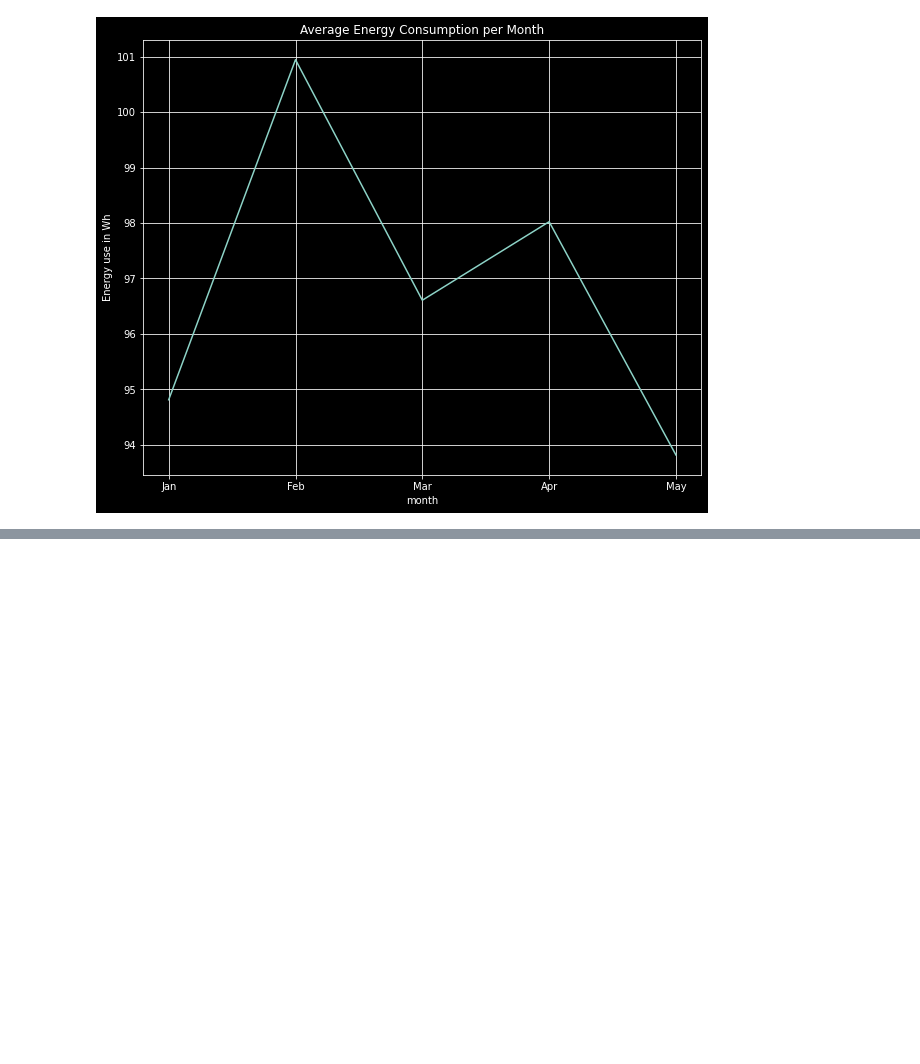
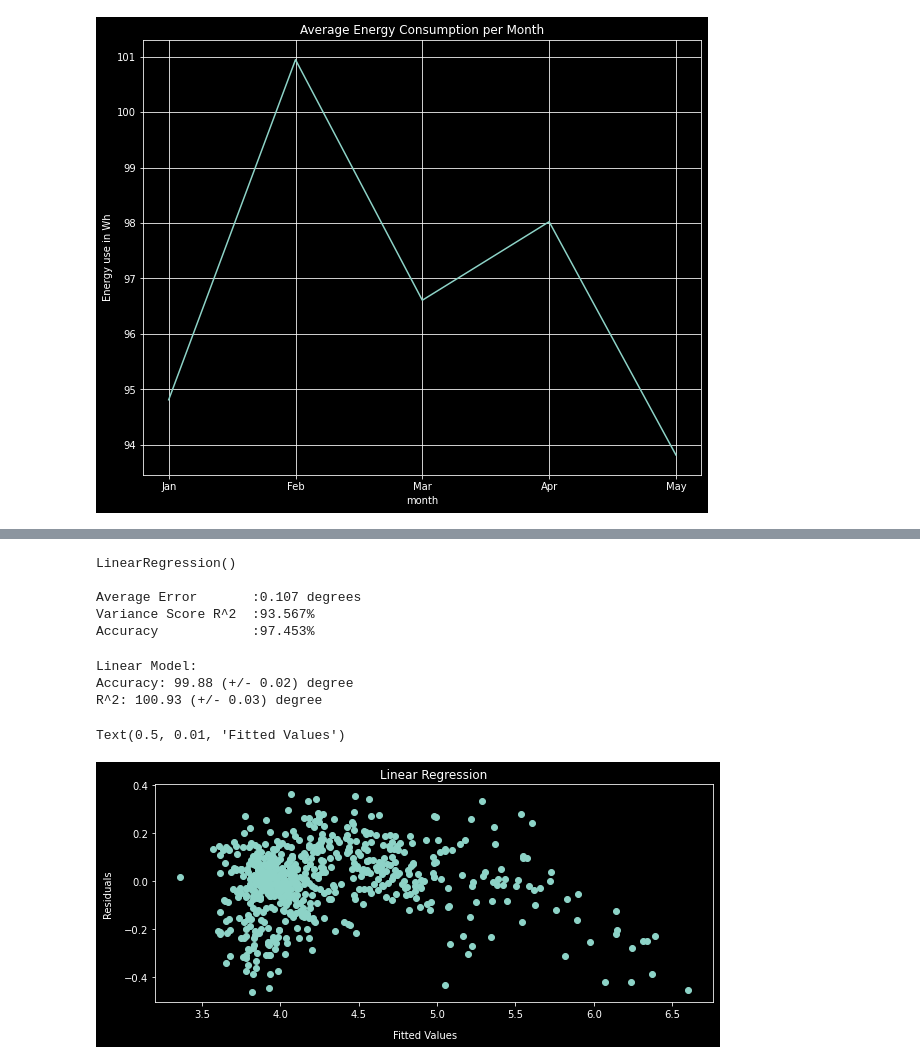
Before and after one commit to Narapady/energy_consumption_prediction, a Jupyter notebook: notebook.ipynb, the cells around one changed output, grey strips where cells are left out. Saved outputs shown, nothing was run; the diff lists cells and outputs as text; code cells hidden in the pictures; blank space fills up the shorter version.

```diff
--- a/notebook.ipynb
+++ b/notebook.ipynb
@@ -343,0 +387,18 @@ plt.show()
+# %%
+from sklearn.model_selection import train_test_split
+
+X = df_hour.drop('log_appliances', axis=1)
+y = df_hour['log_appliances']
+X_train, X_test, y_train, y_test = train_test_split(X, y, test_size=0.2, random_state=42)
+# %%
+from sklearn.preprocessing import StandardScaler
+
+scaler = StandardScaler()
+scaler.fit(X_train)
+X_train = scaler.transform(X_train)
+X_test = scaler.transform(X_test)
+# %%
+from sklearn.linear_model import LinearRegression
+
+lin_reg = LinearRegression()
+lin_reg.fit(X_train, y_train)
@@ -343,0 +425,31 @@ plt.show()
+# %%
+evaluate(lin_reg, X_test, y_test)
+# %% [output]
+LinearRegression()
+
+Average Error       :0.107 degrees
+Variance Score R^2  :93.567%
+Accuracy            :97.453%
+# %%
+cv = TimeSeriesSplit(n_splits=10)
+print("Linear Model:")
+scores = cross_val_score(lin_reg, X_train, y_train, cv=cv, scoring='neg_mean_absolute_error')
+print("Accuracy: %0.2f (+/- %0.2f) degree" % (100 + scores.mean(), scores.std() * 2))
+
+scores = cross_val_score(lin_reg, X_train, y_train, cv=cv, scoring='r2')
+print("R^2: %0.2f (+/- %0.2f) degree" % (100 + scores.mean(), scores.std() * 2))
+# %% [output]
+Linear Model:
+Accuracy: 99.88 (+/- 0.02) degree
+R^2: 100.93 (+/- 0.03) degree
+# %%
+y_pred = lin_reg.predict(X_test)
+# %%
+fig, ax = plt.subplots(figsize=(10,4), sharey=True)
+ax.scatter(y_pred, y_test - y_pred)
+ax.set_title("Linear Regression")
+fig.text(0.06, 0.5, 'Residuals', ha='center', va='center', rotation='vertical')
+fig.text(0.5, 0.01, 'Fitted Values', ha='center', va='center')
+# %% [output]
+Text(0.5, 0.01, 'Fitted Values')
+[figure, added]
```
Also changed, not shown: parts of 17 cells of this notebook, 2 other files.
